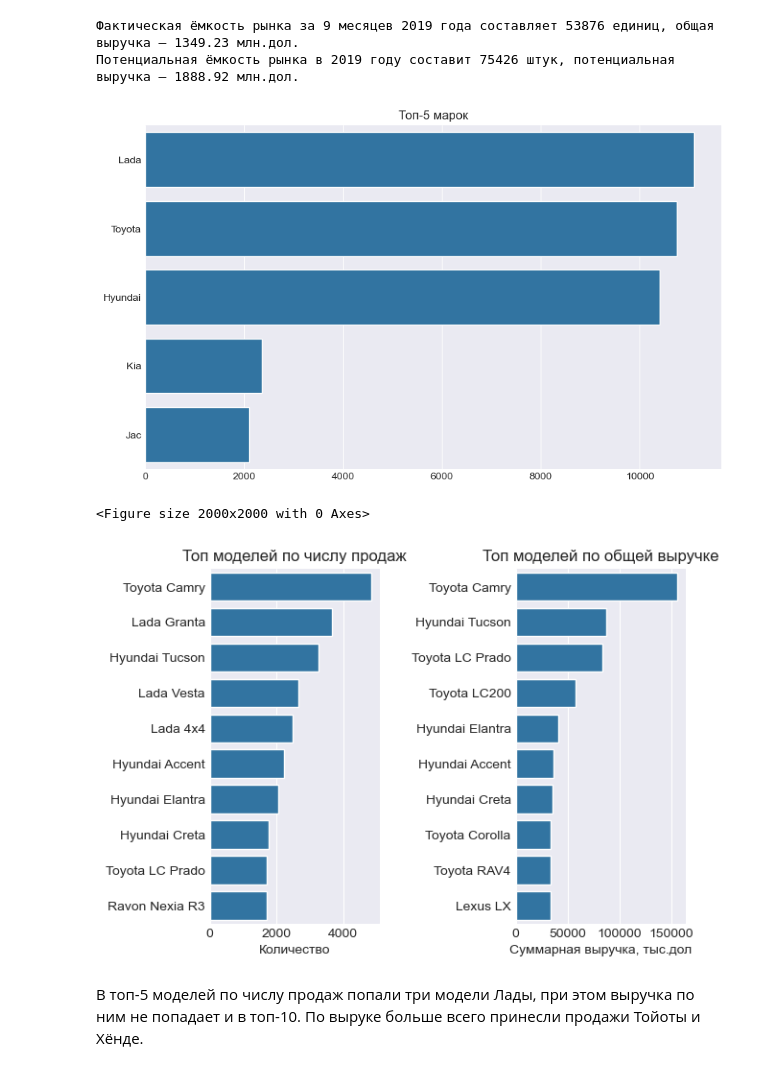
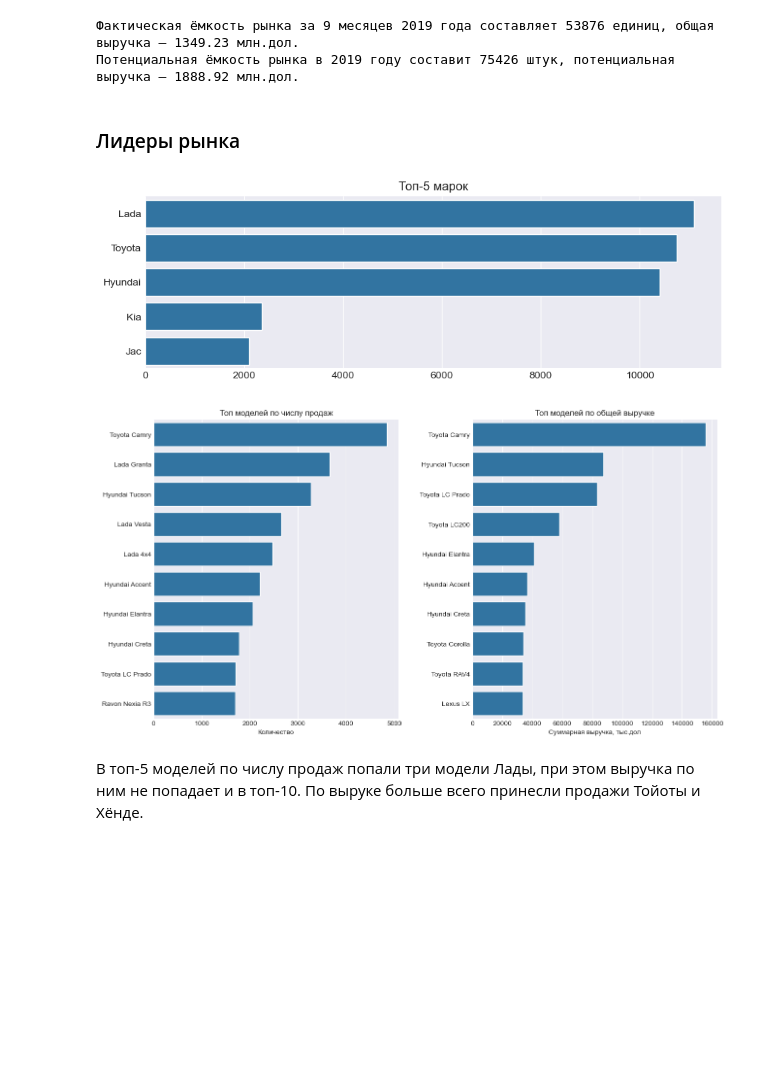
Before and after one commit to Kexxshas/pet_projects, a Jupyter notebook: car_sales_kz/car_sales_kz_2019.ipynb, the cells around one changed output. Cells and saved outputs as stored; diff of their text form; code cells hidden in the pictures; blank space fills up the shorter version.

```diff
--- a/car_sales_kz/car_sales_kz_2019.ipynb
+++ b/car_sales_kz/car_sales_kz_2019.ipynb
@@ -932,6 +898,7 @@ print(f'Всего {shape_clean[0]} наблюдений и {shape_clean[1]} п
 # %%
 df = pd.read_csv('auto_kz_2019_clean.csv', sep=';', index_col=0)
 # %%
+df.month = pd.to_datetime(df.month)
 df.info()
 # %% [output]
 <class 'pandas.core.frame.DataFrame'>
@@ -1300,20 +1262,22 @@ print(f"Потенциальная ёмкость рынка в 2019 году с
 # %% [output]
 Фактическая ёмкость рынка за 9 месяцев 2019 года составляет 53876 единиц, общая выручка — 1349.23 млн.дол.
 Потенциальная ёмкость рынка в 2019 году составит 75426 штук, потенциальная выручка — 1888.92 млн.дол.
+# %% [markdown]
+### Лидеры рынка
 # %%
 # выведем топ марок по объёму продаж и сумме
 top_5_brands = df.groupby('brand')[['quantity', 'sell_price_usd']].sum().nlargest(5, 'quantity')
 top_5_brands
 # построим график
 
-plt.figure(figsize=(10,6))
+plt.figure(figsize=(10,3))
 
 ax = sns.barplot(y = top_5_brands.index, x = top_5_brands.quantity)
 ax.set(title = 'Топ-5 марок', xlabel='', ylabel='')
 
 plt.show()
 # %% [output]
-[figure, old version]
+[figure, new version]
 # %%
 # выведем топ моделей
 df['full_names'] = df.brand +' '+ df.model
@@ -1325,18 +1289,16 @@ top_10_models['sell_price_usd'] = (top_10_models['sell_price_usd']/1000).round(2
 x1 = top_10_models.sort_values(by='quantity', ascending=False).quantity[:10]
 x2 = top_10_models.sort_values(by='sell_price_usd', ascending=False).sell_price_usd[:10]
 
-plt.figure(figsize=(20,20))
-fig, axs = plt.subplots(ncols = 2)
+fig, axs = plt.subplots(ncols = 2 , figsize=(15,8))
 
 ax1 = sns.barplot(x = x1, y = x1.index, ax=axs[0])
 ax1.set(title = 'Топ моделей по числу продаж', xlabel='Количество', ylabel='')
 ax2 = sns.barplot(x = x2, y = x2.index, ax=axs[1])
 ax2.set(title = 'Топ моделей по общей выручке', xlabel='Суммарная выручка, тыс.дол', ylabel='')
 
-plt.subplots_adjust(wspace = 0.8)
+plt.subplots_adjust(wspace = 0.3)
 plt.show()
 # %% [output]
-<Figure size 2000x2000 with 0 Axes>
-[figure, old version]
+[figure, new version]
 # %% [markdown]
 В топ-5 моделей по числу продаж попали три модели Лады, при этом выручка по ним не попадает и в топ-10. По выруке больше всего принесли продажи Тойоты и Хёнде.
```
Also changed, not shown: parts of 88 cells of this notebook, 3 other files.
